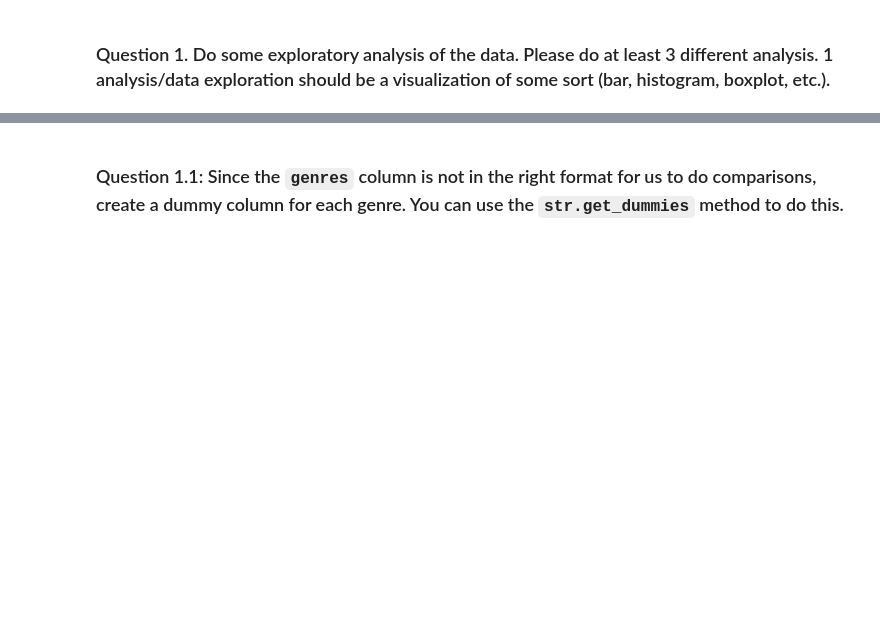
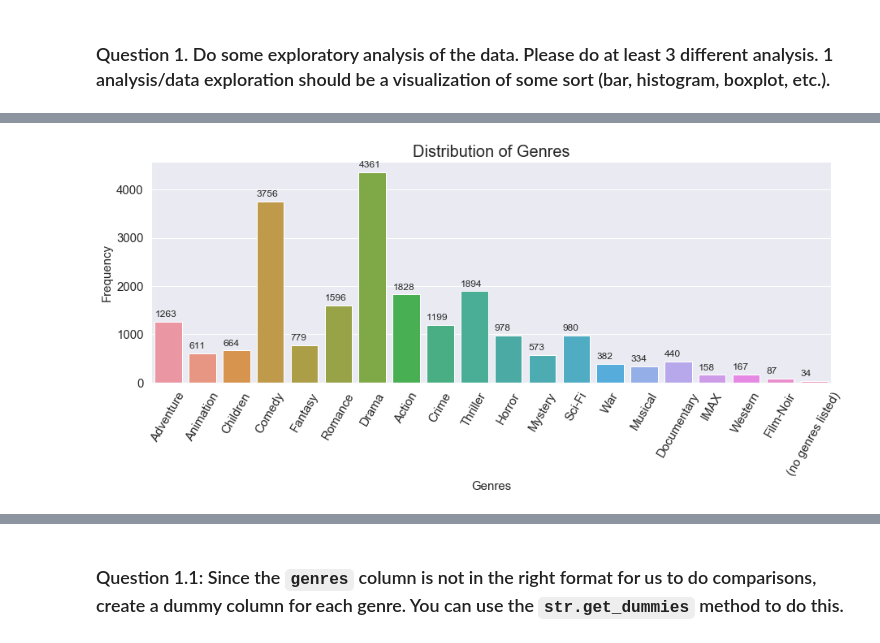
Before and after one commit to rodolfolermacontreras/ML_2_Assignment_8, a Jupyter notebook: MLEARN 530-Lesson8-RodolfoLerma.ipynb, the cells around one changed output, grey strips where cells are left out. Saved outputs shown, nothing was run; the diff lists cells and outputs as text; code cells hidden in the pictures; blank space fills up the shorter version.

```diff
--- a/MLEARN 530-Lesson8-RodolfoLerma.ipynb
+++ b/MLEARN 530-Lesson8-RodolfoLerma.ipynb
@@ -32,0 +69,33 @@ df_movies.head()
+# %%
+#Data Exploration 2
+unique_genres = {}
+
+def ExtractGenres(x):
+    for g in x.split("|"):
+        if g not in unique_genres.keys():
+            unique_genres[g] = 1
+        else:
+            unique_genres[g] = unique_genres[g] + 1
+
+df_movies["genres"].apply(ExtractGenres)
+
+genres_df = pd.DataFrame(list(unique_genres.items()))
+genres_df.columns = ["Genre", "Count"]
+
+sns.set(style="darkgrid")
+fig, axes = plt.subplots(1, 1, figsize=(15, 5), sharey=True)
+
+sns.barplot(y="Count", x="Genre", data=genres_df, ax=axes)
+#axes.set_yticklabels([changingLabels(num) for num in axes.get_yticks()])
+for p in axes.patches:
+    axes.annotate('{}'.format(int(p.get_height())), (p.get_x(), p.get_height()+100))
+
+plt.tick_params(labelsize = 15)
+plt.title("Distribution of Genres", fontsize = 20)
+plt.xlabel("Genres", fontsize = 15)
+plt.xticks(rotation=60, fontsize=15)
+plt.yticks(fontsize=15)
+plt.ylabel("Frequency", fontsize = 15)
+plt.show()
+# %% [output]
+[figure, added]
```
Also changed, not shown: parts of 16 cells of this notebook.
